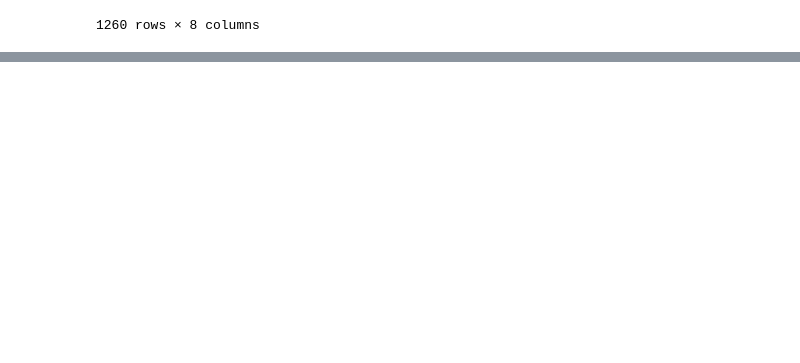
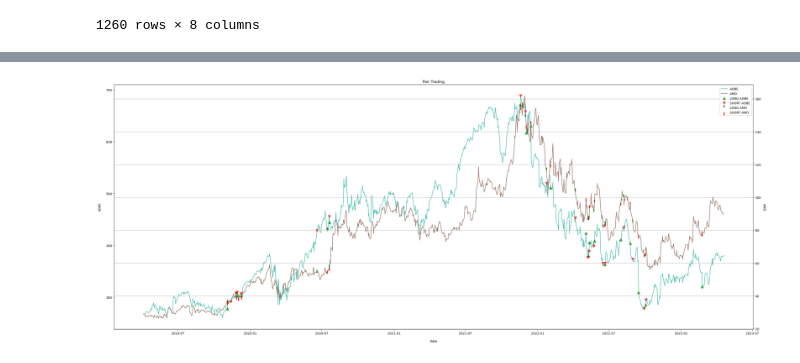
Before and after one commit to adi-suresh01/Pairs_Trading_Strategy_1, a Jupyter notebook: pairs.ipynb, the cells around one changed output, grey strips where cells are left out. Cells and saved outputs as stored; diff of their text form; code cells hidden in the pictures; blank space fills up the shorter version.

```diff
--- a/pairs.ipynb
+++ b/pairs.ipynb
@@ -607,0 +553,55 @@ plt.tight_layout()
+# %%
+# calculate z-score
+def zscore(series):
+ return (series - series.mean()) / np.std(series)
+
+# create a dataframe for trading signals
+signals = pd.DataFrame()
+signals['asset1'] = test_df[asset1]
+signals['asset2'] = test_df[asset2]
+ratios = signals.asset1 / signals.asset2
+
+# calculate z-score and define upper and lower thresholds
+signals['z'] = zscore(ratios)
+signals['z upper limit'] = np.mean(signals['z']) + np.std(signals['z'])
+signals['z lower limit'] = np.mean(signals['z']) - np.std(signals['z'])
+
+# create signal - short if z-score is greater than upper limit else long
+signals['signals1'] = 0
+signals['signals1'] = np.select([signals['z'] > \
+                                 signals['z upper limit'], signals['z'] < signals['z lower limit']], [-1, 1], default=0)
+
+# we take the first order difference to obtain portfolio position in that stock
+signals['positions1'] = signals['signals1'].diff()
+signals['signals2'] = -signals['signals1']
+signals['positions2'] = signals['signals2'].diff()
+
+# visualize trading signals and position
+fig=plt.figure(figsize=(30,12))
+bx = fig.add_subplot(111)
+bx2 = bx.twinx()
+
+#plot two different assets
+l1, = bx.plot(signals['asset1'], c='#4abdac')
+l2, = bx2.plot(signals['asset2'], c='#907163')
+u1, = bx.plot(signals['asset1'][signals['positions1'] == 1], lw=0, marker='^', markersize=8, c='g',alpha=0.7)
+d1, = bx.plot(signals['asset1'][signals['positions1'] == -1], lw=0,marker='v',markersize=8, c='r',alpha=0.7)
+u2, = bx2.plot(signals['asset2'][signals['positions2'] == 1], lw=0,marker=2,markersize=9, c='g',alpha=0.9, markeredgewidth=3)
+d2, = bx2.plot(signals['asset2'][signals['positions2'] == -1], lw=0,marker=3,markersize=9, c='r',alpha=0.9,markeredgewidth=3)
+bx.set_ylabel(asset1,)
+bx2.set_ylabel(asset2, rotation=270)
+bx.yaxis.labelpad=15
+bx2.yaxis.labelpad=15
+bx.set_xlabel('Date')
+bx.xaxis.labelpad=15
+plt.legend([l1,l2,u1,d1,u2,d2], [asset1, asset2,'LONG {}'.format(asset1),
+           'SHORT {}'.format(asset1),
+           'LONG {}'.format(asset2),
+           'SHORT {}'.format(asset2)], loc ='best')
+plt.title('Pair Trading')
+plt.xlabel('Date')
+plt.grid(True)
+
+plt.tight_layout()
+# %% [output]
+[figure, added]
```
Also changed, not shown: parts of 12 cells of this notebook.
